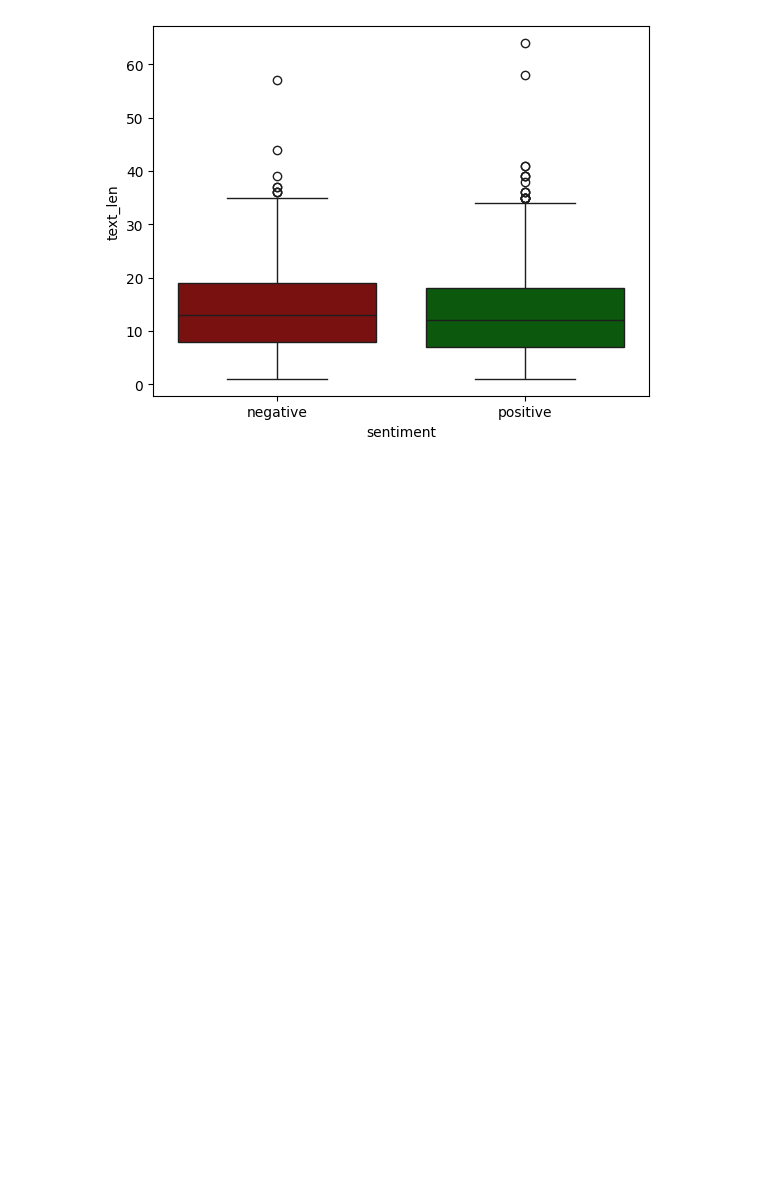
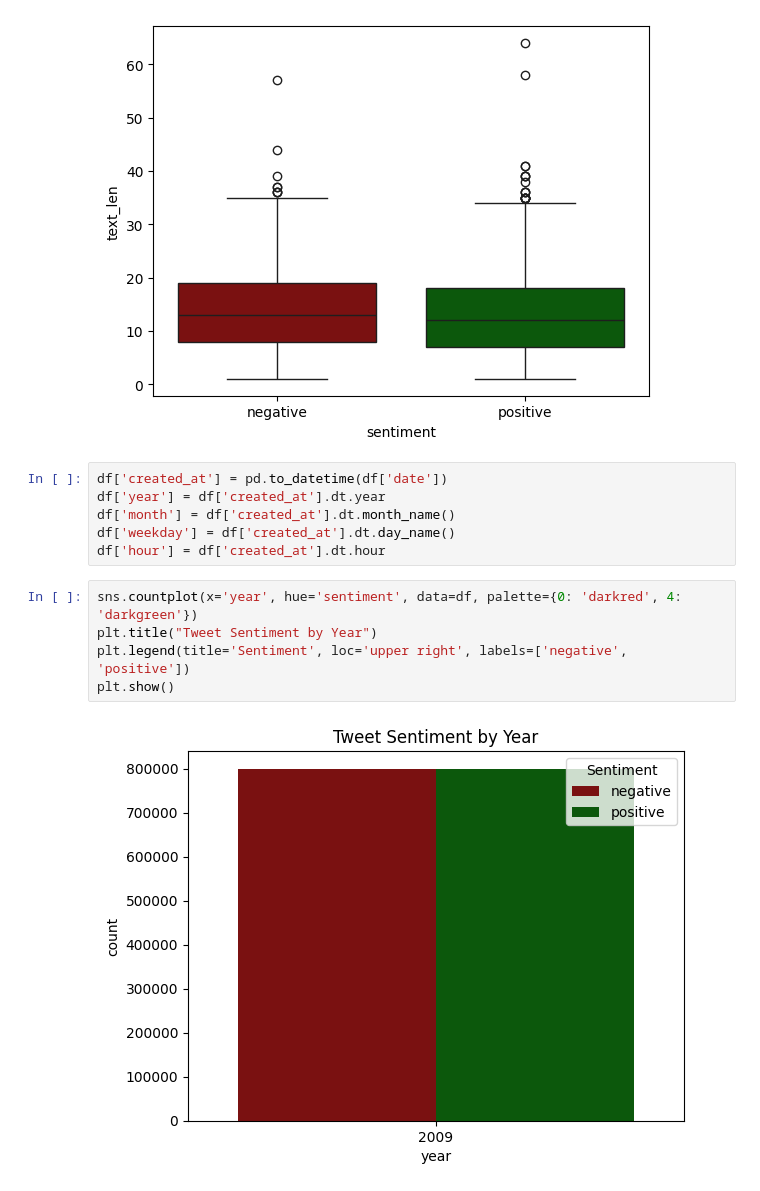
Before and after one commit to taha-kms/Tweet-Sentiment-Analysis, a Jupyter notebook: src/eda.ipynb, the cells around one changed output. Drawn from its saved outputs; the diff is of its cells as text; blank space fills up the shorter version.

Commit message:
look into tweets' date analysis

```diff
--- a/src/eda.ipynb
+++ b/src/eda.ipynb
@@ -105,3 +105,16 @@ Passing `palette` without assigning `hue` is deprecated and will be removed in v
 
   ax = sns.boxplot(x='sentiment', y='text_len', data=df, palette={'0': 'darkred', '4': 'darkgreen'})
 [figure]
+# %%
+df['created_at'] = pd.to_datetime(df['date'])
+df['year'] = df['created_at'].dt.year
+df['month'] = df['created_at'].dt.month_name()
+df['weekday'] = df['created_at'].dt.day_name()
+df['hour'] = df['created_at'].dt.hour
+# %%
+sns.countplot(x='year', hue='sentiment', data=df, palette={0: 'darkred', 4: 'darkgreen'})
+plt.title("Tweet Sentiment by Year")
+plt.legend(title='Sentiment', loc='upper right', labels=['negative', 'positive'])
+plt.show()
+# %% [output]
+[figure, added]
```
Also changed, not shown: parts of 7 cells of this notebook.
